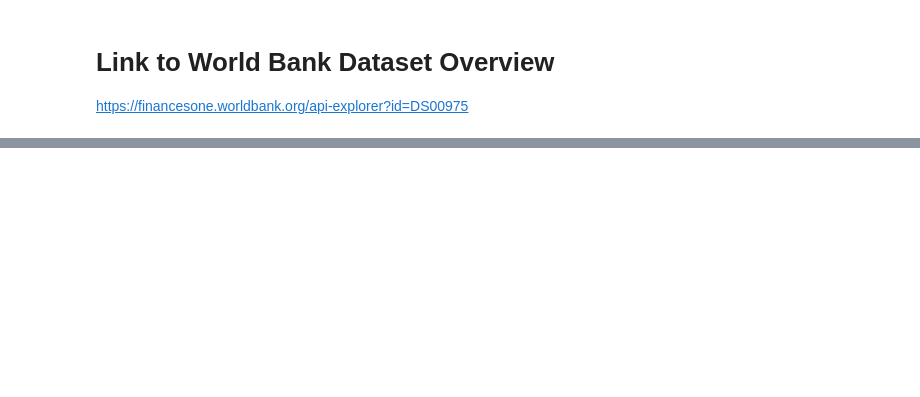
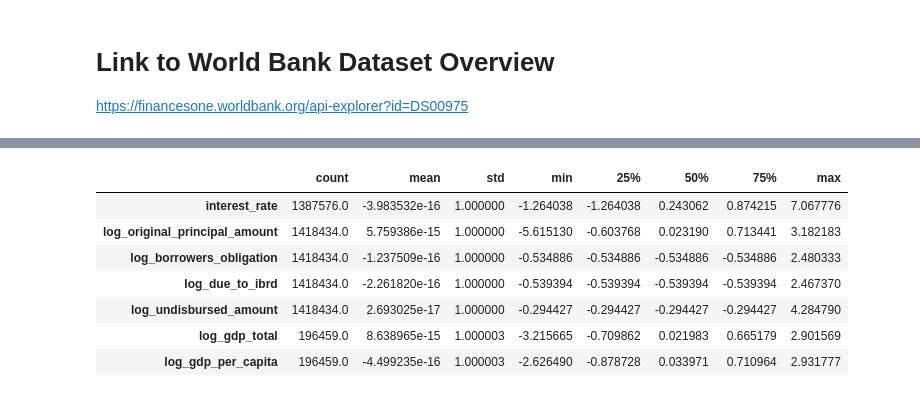
Before and after one commit to AlexLanier/World-Bank-AI-Analysis, a Jupyter notebook: Loans&Guarantees.ipynb, the cells around one changed output, grey strips where cells are left out. Cells and saved outputs as stored; diff of their text form; code cells hidden in the pictures; blank space fills up the shorter version.

```diff
--- a/Loans&Guarantees.ipynb
+++ b/Loans&Guarantees.ipynb
@@ -167,0 +442,20 @@ df_clean.describe(include='all')
+# %%
+# define your numeric (scaled) feature columns
+num_cols = ["interest_rate",
+             "log_original_principal_amount",
+             "log_borrowers_obligation",
+             "log_due_to_ibrd",
+             "log_undisbursed_amount",
+             "log_gdp_total", "log_gdp_per_capita"]
+
+# combine with any categorical features if you want, but describe only numerics
+df_clean[num_cols].describe().T
+# %% [output]
+|  | count | mean | std | min | 25% | 50% | 75% | max |
+| interest_rate | 1387576.0 | -3.983532e-16 | 1.000000 | -1.264038 | -1.264038 | 0.243062 | 0.874215 | 7.067776 |
+| log_original_principal_amount | 1418434.0 | 5.759386e-15 | 1.000000 | -5.615130 | -0.603768 | 0.023190 | 0.713441 | 3.182183 |
+| log_borrowers_obligation | 1418434.0 | -1.237509e-16 | 1.000000 | -0.534886 | -0.534886 | -0.534886 | -0.534886 | 2.480333 |
+| log_due_to_ibrd | 1418434.0 | -2.261820e-16 | 1.000000 | -0.539394 | -0.539394 | -0.539394 | -0.539394 | 2.467370 |
+| log_undisbursed_amount | 1418434.0 | 2.693025e-17 | 1.000000 | -0.294427 | -0.294427 | -0.294427 | -0.294427 | 4.284790 |
+| log_gdp_total | 196459.0 | 8.638965e-15 | 1.000003 | -3.215665 | -0.709862 | 0.021983 | 0.665179 | 2.901569 |
+| log_gdp_per_capita | 196459.0 | -4.499235e-16 | 1.000003 | -2.626490 | -0.878728 | 0.033971 | 0.710964 | 2.931777 |
```
Also changed, not shown: parts of 32 cells of this notebook, 1 other file.
